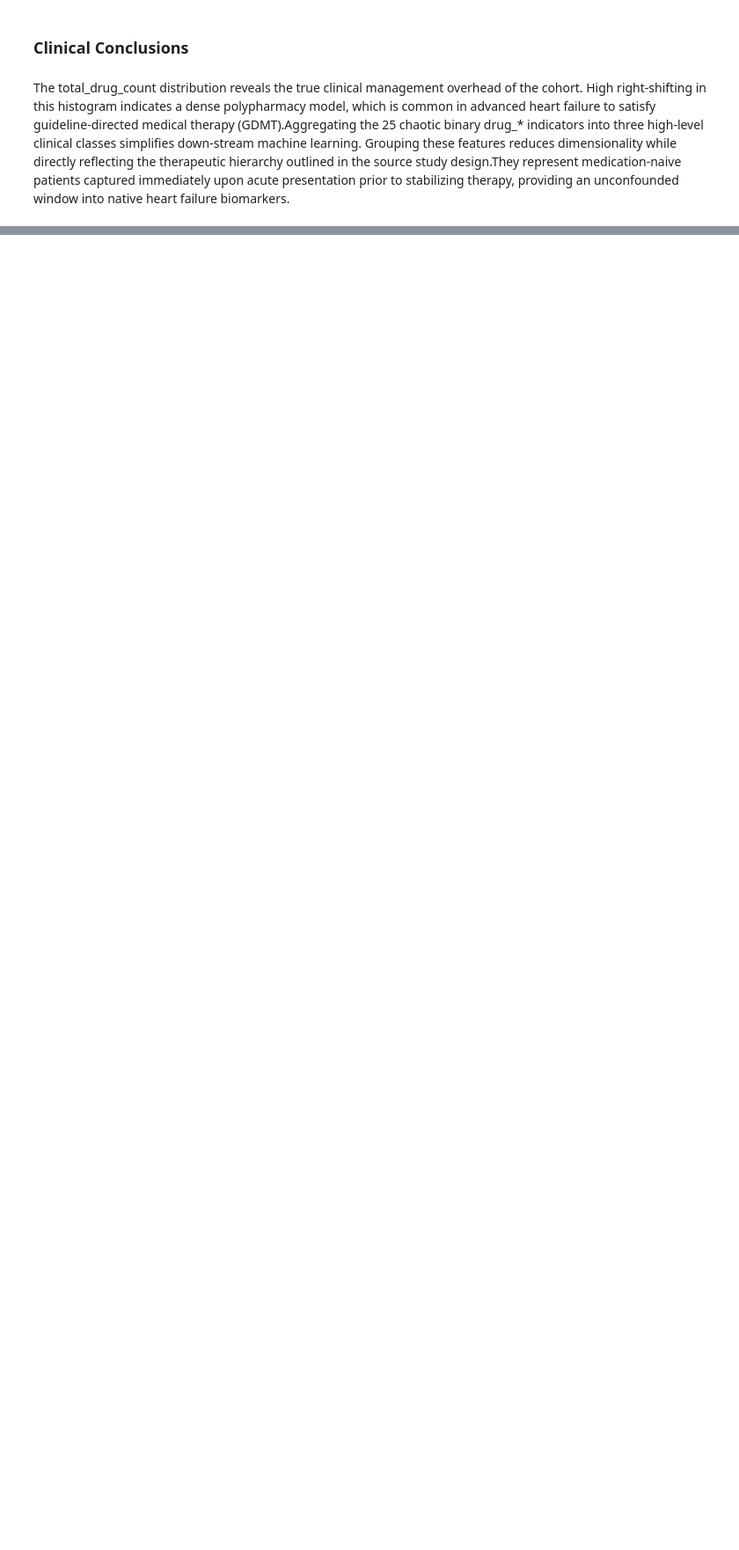
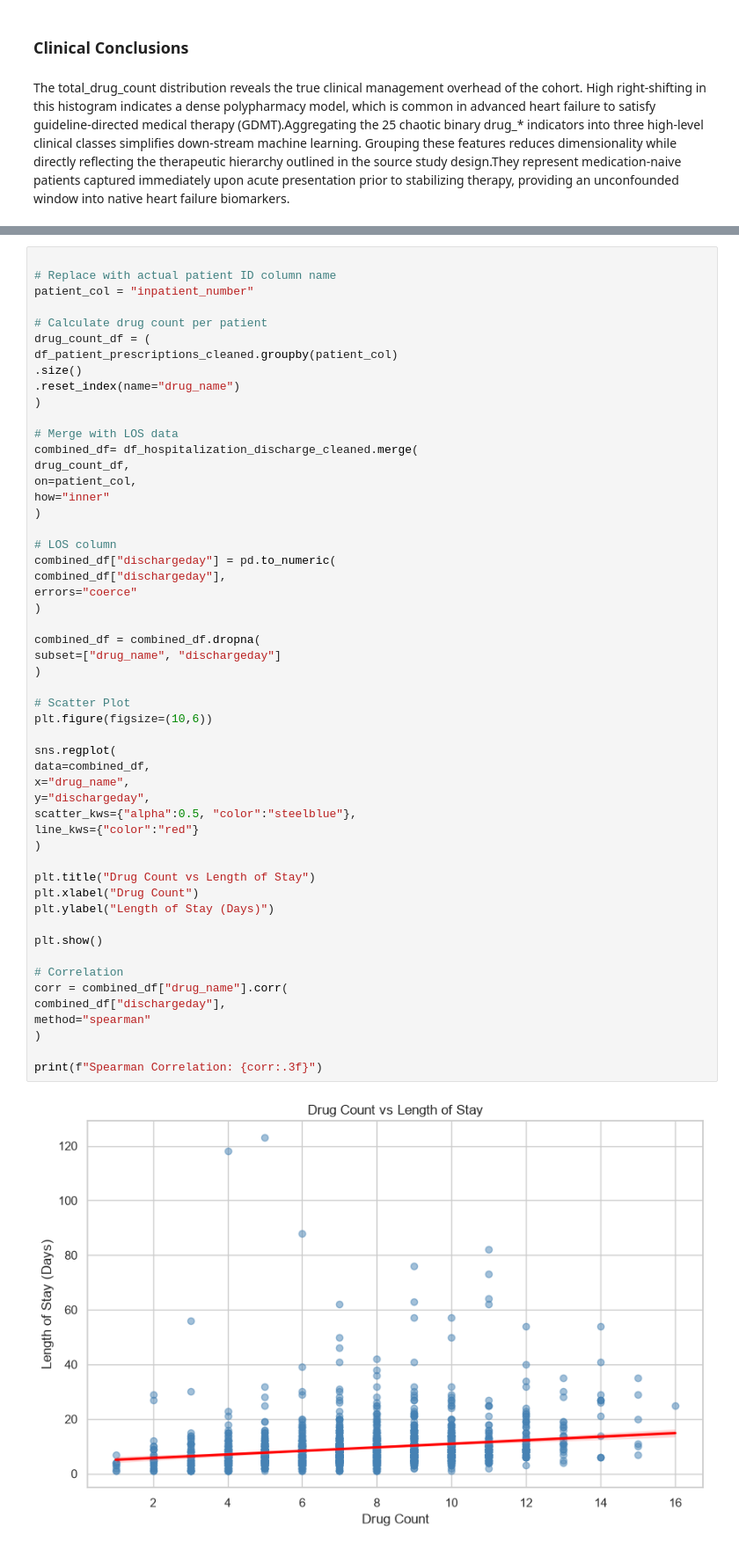
Before and after one commit to shraddhaparakh/Team11_PyInsights_Python-Hackathon-_SEP2026, a Jupyter notebook: Team11_PyInsights_2. Descriptive Analysis .ipynb, the cells around one changed output, grey strips where cells are left out. Shown at 88% size. Saved outputs shown, nothing was run; the diff lists cells and outputs as text; blank space fills up the shorter version.

```diff
--- a/Team11_PyInsights_2. Descriptive Analysis .ipynb
+++ b/Team11_PyInsights_2. Descriptive Analysis .ipynb
@@ -880,0 +1012,55 @@ The total_drug_count distribution reveals the true clinical management overhead
+# %%
+
+# Replace with actual patient ID column name
+patient_col = "inpatient_number"
+
+# Calculate drug count per patient
+drug_count_df = (
+df_patient_prescriptions_cleaned.groupby(patient_col)
+.size()
+.reset_index(name="drug_name")
+)
+
+# Merge with LOS data
+combined_df= df_hospitalization_discharge_cleaned.merge(
+drug_count_df,
+on=patient_col,
+how="inner"
+)
+
+# LOS column
+combined_df["dischargeday"] = pd.to_numeric(
+combined_df["dischargeday"],
+errors="coerce"
+)
+
+combined_df = combined_df.dropna(
+subset=["drug_name", "dischargeday"]
+)
+
+# Scatter Plot
+plt.figure(figsize=(10,6))
+
+sns.regplot(
+data=combined_df,
+x="drug_name",
+y="dischargeday",
+scatter_kws={"alpha":0.5, "color":"steelblue"},
+line_kws={"color":"red"}
+)
+
+plt.title("Drug Count vs Length of Stay")
+plt.xlabel("Drug Count")
+plt.ylabel("Length of Stay (Days)")
+
+plt.show()
+
+# Correlation
+corr = combined_df["drug_name"].corr(
+combined_df["dischargeday"],
+method="spearman"
+)
+
+print(f"Spearman Correlation: {corr:.3f}")
+# %% [output]
+[figure, added]
```
Also changed, not shown: parts of 46 cells of this notebook.
